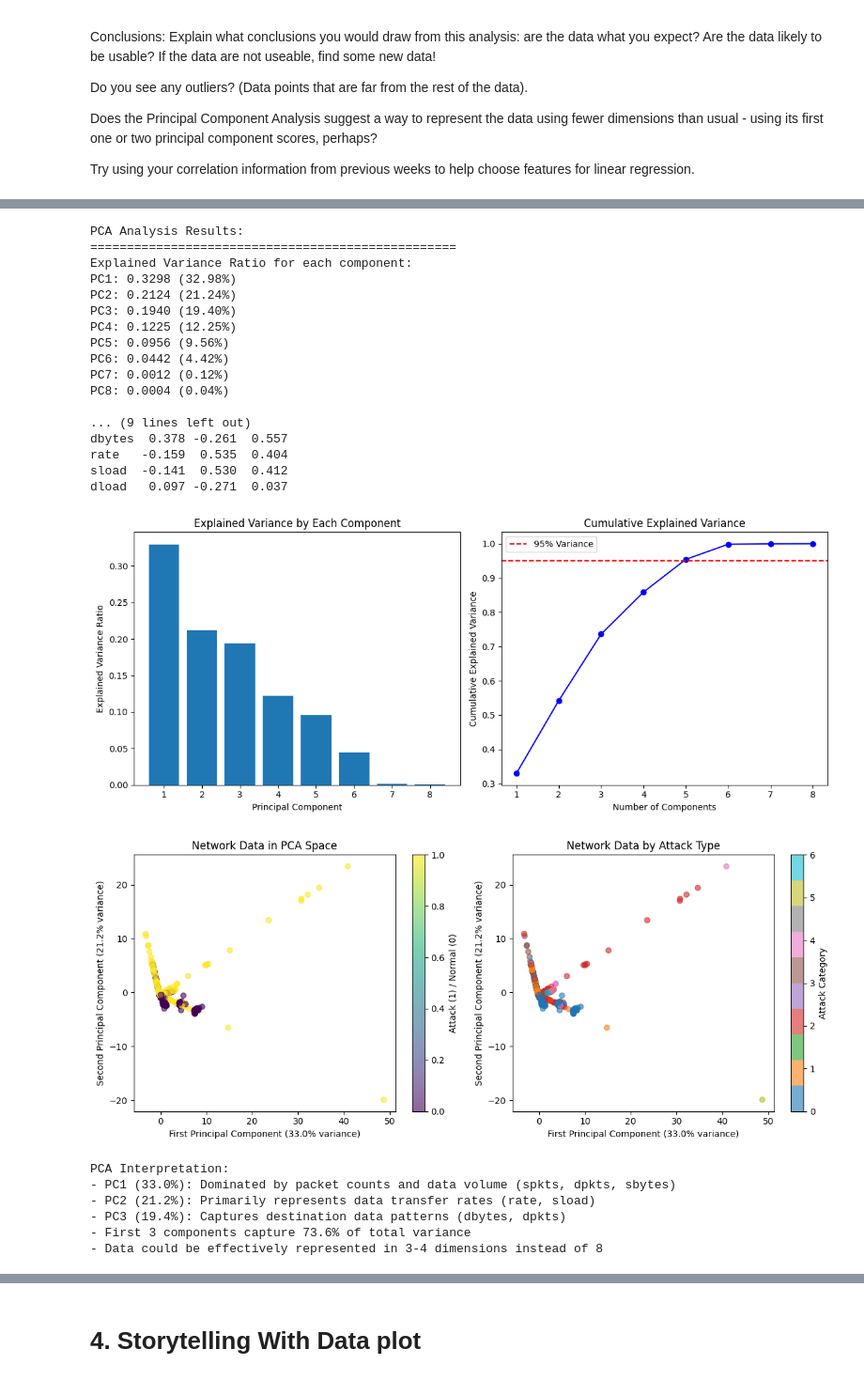
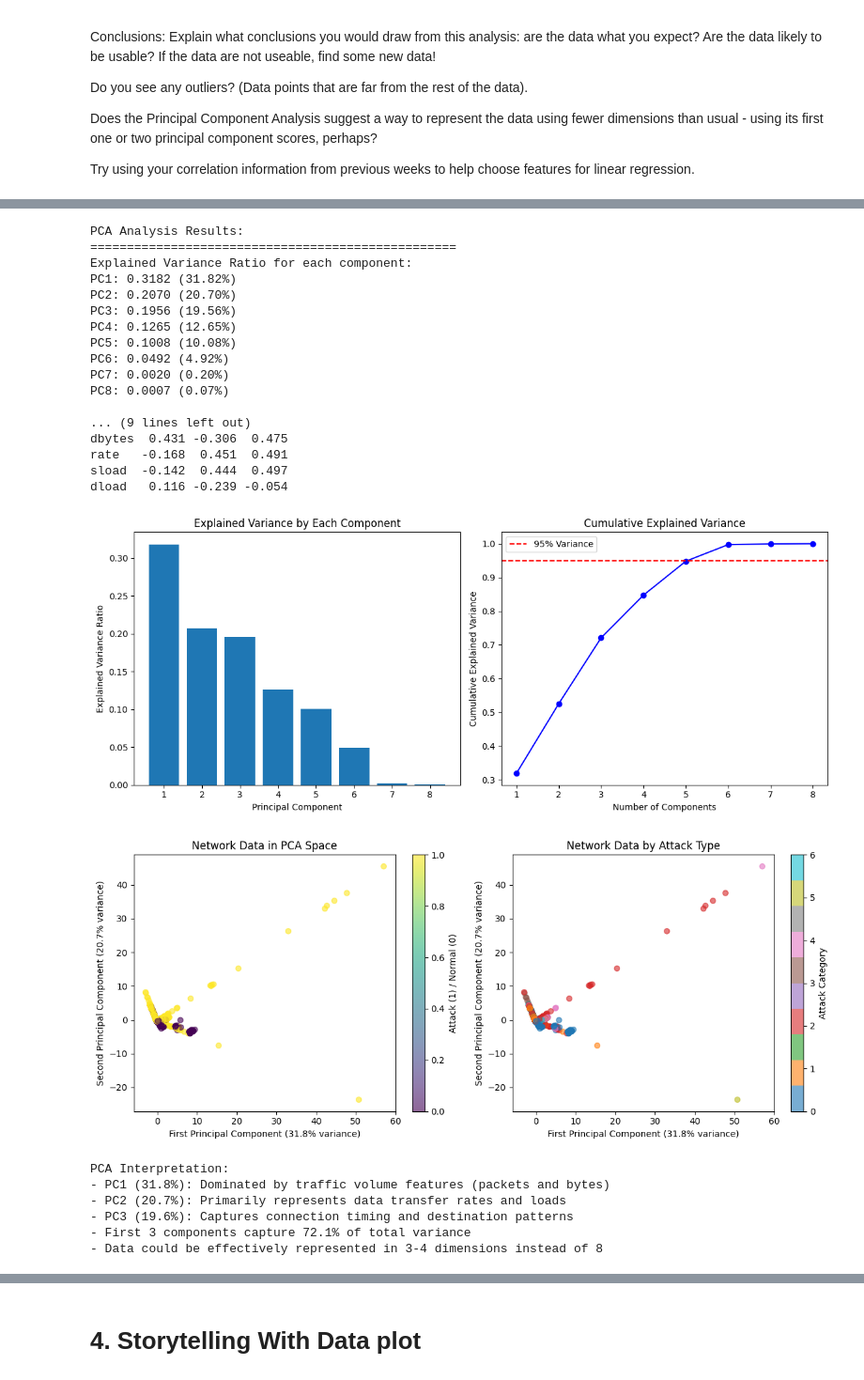
Before and after one commit to luanbui/DX699S, a Jupyter notebook: Week9.ipynb, the cells around one changed output, grey strips where cells are left out. Shown at 94% size. Drawn from its saved outputs; the diff is of its cells as text; code cells hidden in the pictures.

```diff
--- a/Week9.ipynb
+++ b/Week9.ipynb
@@ -151,19 +229,15 @@ Name: count, dtype: int64
 # %%
-## 1. Heatmap Analysis
+# Categorize packet counts and bytes
+unsw_data['spkts_cat'] = pd.cut(unsw_data['spkts'], bins=5, labels=['Low', 'Med-Low', 'Medium', 'Med-High', 'High'])
+unsw_data['sbytes_cat'] = pd.cut(unsw_data['sbytes'], bins=5, labels=['Low', 'Med-Low', 'Medium', 'Med-High', 'High'])
 
-# Create categories for key network features
-df_analysis = df_sample.copy()
-
-# Categorize packet counts and bytes for heatmap using simpler approach
-df_analysis['spkts_cat'] = pd.cut(df_analysis['spkts'], bins=5, labels=['Low', 'Med-Low', 'Medium', 'Med-High', 'High'])
-df_analysis['sbytes_cat'] = pd.cut(df_analysis['sbytes'], bins=5, labels=['Low', 'Med-Low', 'Medium', 'Med-High', 'High'])
-
-# Create pivot table for heatmap - average connection duration by packet and byte categories
-pivot_network = df_analysis.pivot_table(
+# Create pivot table for heatmap
+pivot_network = unsw_data.pivot_table(
     index='sbytes_cat',
     columns='spkts_cat',
     values='dur',
-    aggfunc='mean'
+    aggfunc='mean',
+    observed=True
 )
 
 # Create heatmap
@@ -240,7 +383,7 @@ These plots help identify outliers and attack patterns in network traffic
 
 # Select key numeric features for PCA
 pca_features = ['dur', 'spkts', 'dpkts', 'sbytes', 'dbytes', 'rate', 'sload', 'dload']
-X_pca = df_sample[pca_features].fillna(0)  # Fill NaN values
+X_pca = unsw_data[pca_features].fillna(0)  # Fill NaN values
 
 # Standardize the features (important for PCA)
 scaler = StandardScaler()
@@ -294,60 +437,64 @@ plt.show()
 PCA Analysis Results:
 ==================================================
 Explained Variance Ratio for each component:
-PC1: 0.3298 (32.98%)
-PC2: 0.2124 (21.24%)
-PC3: 0.1940 (19.40%)
-PC4: 0.1225 (12.25%)
-PC5: 0.0956 (9.56%)
-PC6: 0.0442 (4.42%)
-PC7: 0.0012 (0.12%)
-PC8: 0.0004 (0.04%)
+PC1: 0.3182 (31.82%)
+PC2: 0.2070 (20.70%)
+PC3: 0.1956 (19.56%)
+PC4: 0.1265 (12.65%)
+PC5: 0.1008 (10.08%)
+PC6: 0.0492 (4.92%)
+PC7: 0.0020 (0.20%)
+PC8: 0.0007 (0.07%)
 
 ... (9 lines left out)
-dbytes  0.378 -0.261  0.557
-rate   -0.159  0.535  0.404
-sload  -0.141  0.530  0.412
-dload   0.097 -0.271  0.037
+dbytes  0.431 -0.306  0.475
+rate   -0.168  0.451  0.491
+sload  -0.142  0.444  0.497
+dload   0.116 -0.239 -0.054
-[figure, old version]
+[figure, new version]
 # %%
 # Visualize data in PCA space
 pc_scores = pca.transform(X_scaled)
 
+# Create a sample for PCA visualization
+df_sample_pca = unsw_data.sample(n=5000, random_state=42)
+pc_scores_sample = pca.transform(scaler.transform(df_sample_pca[pca_features].fillna(0)))
+
 plt.figure(figsize=(12, 5))
 
 plt.subplot(1, 2, 1)
-scatter = plt.scatter(pc_scores[:, 0], pc_scores[:, 1], c=df_sample['label'], cmap='viridis', alpha=0.6)
+scatter = plt.scatter(pc_scores_sample[:, 0], pc_scores_sample[:, 1], c=df_sample_pca['label'], cmap='viridis', alpha=0.6)
 plt.xlabel(f'First Principal Component ({pca.explained_variance_ratio_[0]*100:.1f}% variance)')
 plt.ylabel(f'Second Principal Component ({pca.explained_variance_ratio_[1]*100:.1f}% variance)')
 plt.title('Network Data in PCA Space')
 plt.colorbar(scatter, label='Attack (1) / Normal (0)')
 
 plt.subplot(1, 2, 2)
 # Color by attack category for more detailed view
 attack_colors = {'Normal': 0, 'Generic': 1, 'Exploits': 2, 'Fuzzers': 3, 'DoS': 4, 'Reconnaissance': 5}
-color_mapping = df_sample['attack_cat'].map(attack_colors).fillna(6)
-scatter2 = plt.scatter(pc_scores[:, 0], pc_scores[:, 1], c=color_mapping, cmap='tab10', alpha=0.6)
+color_mapping = df_sample_pca['attack_cat'].map(attack_colors).fillna(6)
+scatter2 = plt.scatter(pc_scores_sample[:, 0], pc_scores_sample[:, 1], c=color_mapping, cmap='tab10', alpha=0.6)
 plt.xlabel(f'First Principal Component ({pca.explained_variance_ratio_[0]*100:.1f}% variance)')
 plt.ylabel(f'Second Principal Component ({pca.explained_variance_ratio_[1]*100:.1f}% variance)')
 plt.title('Network Data by Attack Type')
 plt.colorbar(scatter2, label='Attack Category')
 
 plt.tight_layout()
 plt.show()
 
 print("\nPCA Interpretation:")
-print("- PC1 (33.0%): Dominated by packet counts and data volume (spkts, dpkts, sbytes)")
-print("- PC2 (21.2%): Primarily represents data transfer rates (rate, sload)")
-print("- PC3 (19.4%): Captures destination data patterns (dbytes, dpkts)")
-print("- First 3 components capture 73.6% of total variance")
-print("- Data could be effectively represented in 3-4 dimensions instead of 8")
+print(f"- PC1 ({pca.explained_variance_ratio_[0]*100:.1f}%): Dominated by traffic volume features (packets and bytes)")
+print(f"- PC2 ({pca.explained_variance_ratio_[1]*100:.1f}%): Primarily represents data transfer rates and loads")
+print(f"- PC3 ({pca.explained_variance_ratio_[2]*100:.1f}%): Captures connection timing and destination patterns")
+print(f"- First 3 components capture {sum(pca.explained_variance_ratio_[:3])*100:.1f}% of total variance")
+print(f"- Data could be effectively represented in 3-4 dimensions instead of {len(pca_features)}")
 # %% [output]
-[figure, old version]
+[figure, new version]
 PCA Interpretation:
-- PC1 (33.0%): Dominated by packet counts and data volume (spkts, dpkts, sbytes)
-- PC2 (21.2%): Primarily represents data transfer rates (rate, sload)
-- PC3 (19.4%): Captures destination data patterns (dbytes, dpkts)
-- First 3 components capture 73.6% of total variance
+- PC1 (31.8%): Dominated by traffic volume features (packets and bytes)
+- PC2 (20.7%): Primarily represents data transfer rates and loads
+- PC3 (19.6%): Captures connection timing and destination patterns
+- First 3 components capture 72.1% of total variance
 - Data could be effectively represented in 3-4 dimensions instead of 8
 # %%
 ## 4. Linear Regression Analysis
```
Also changed, not shown: parts of 11 cells of this notebook, 4 other files.
